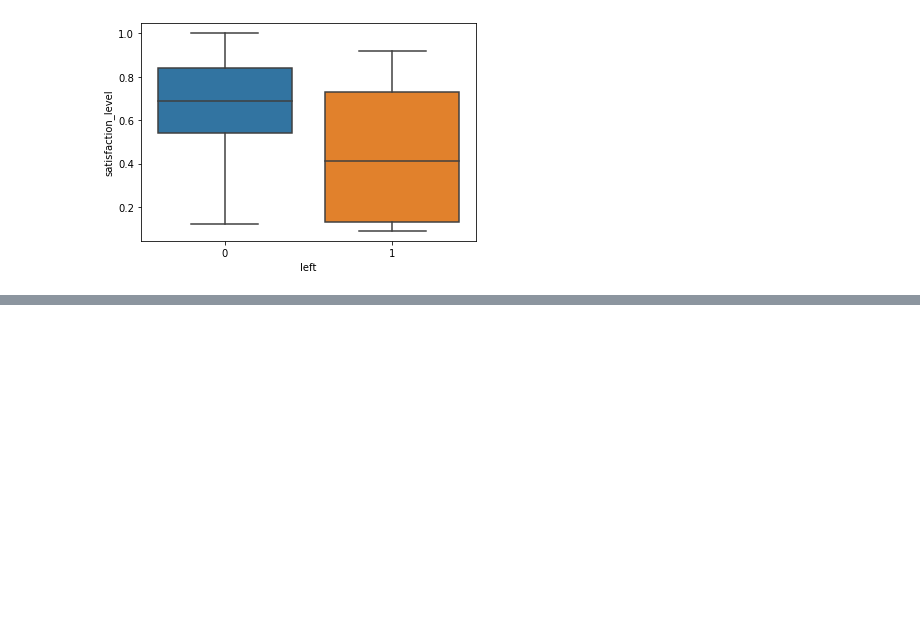
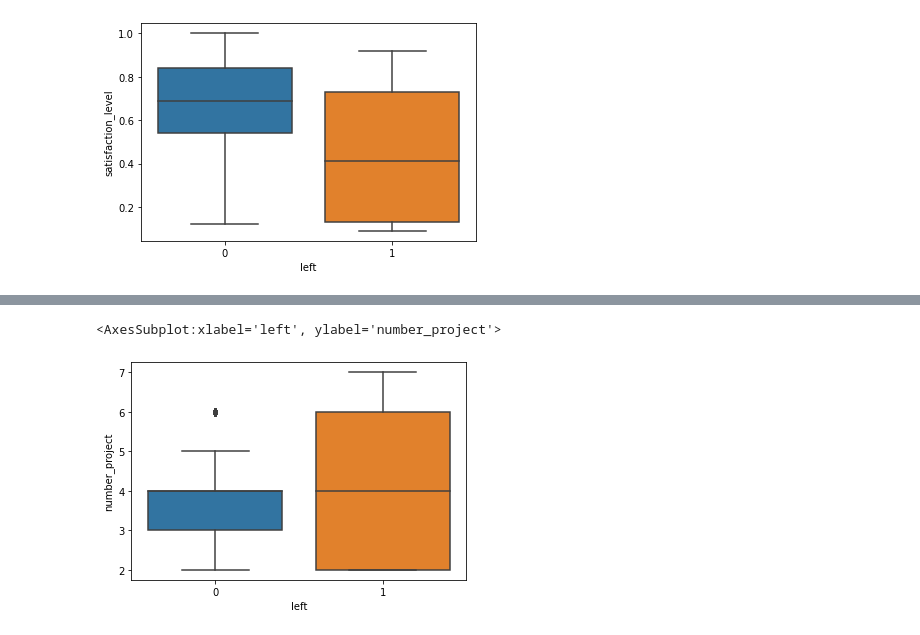
Before and after one commit to StringAna/ML_Projects, a Jupyter notebook: EDA_for_Employee_Retention.ipynb, the cells around one changed output, grey strips where cells are left out. Saved outputs shown, nothing was run; the diff lists cells and outputs as text; code cells hidden in the pictures; blank space fills up the shorter version.

```diff
--- a/EDA_for_Employee_Retention.ipynb
+++ b/EDA_for_Employee_Retention.ipynb
@@ -137,0 +145,7 @@ sns.boxplot(x='left',y='satisfaction_level',data=df)
+# %%
+#to show distribution w.r.t categories
+sns.boxplot(x='left',y='number_project',data=df)
+#Take away :- employees who have 3-4 number of projects stay in the organization
+# %% [output]
+<AxesSubplot:xlabel='left', ylabel='number_project'>
+[figure, added]
```
Also changed, not shown: parts of 10 cells of this notebook.
